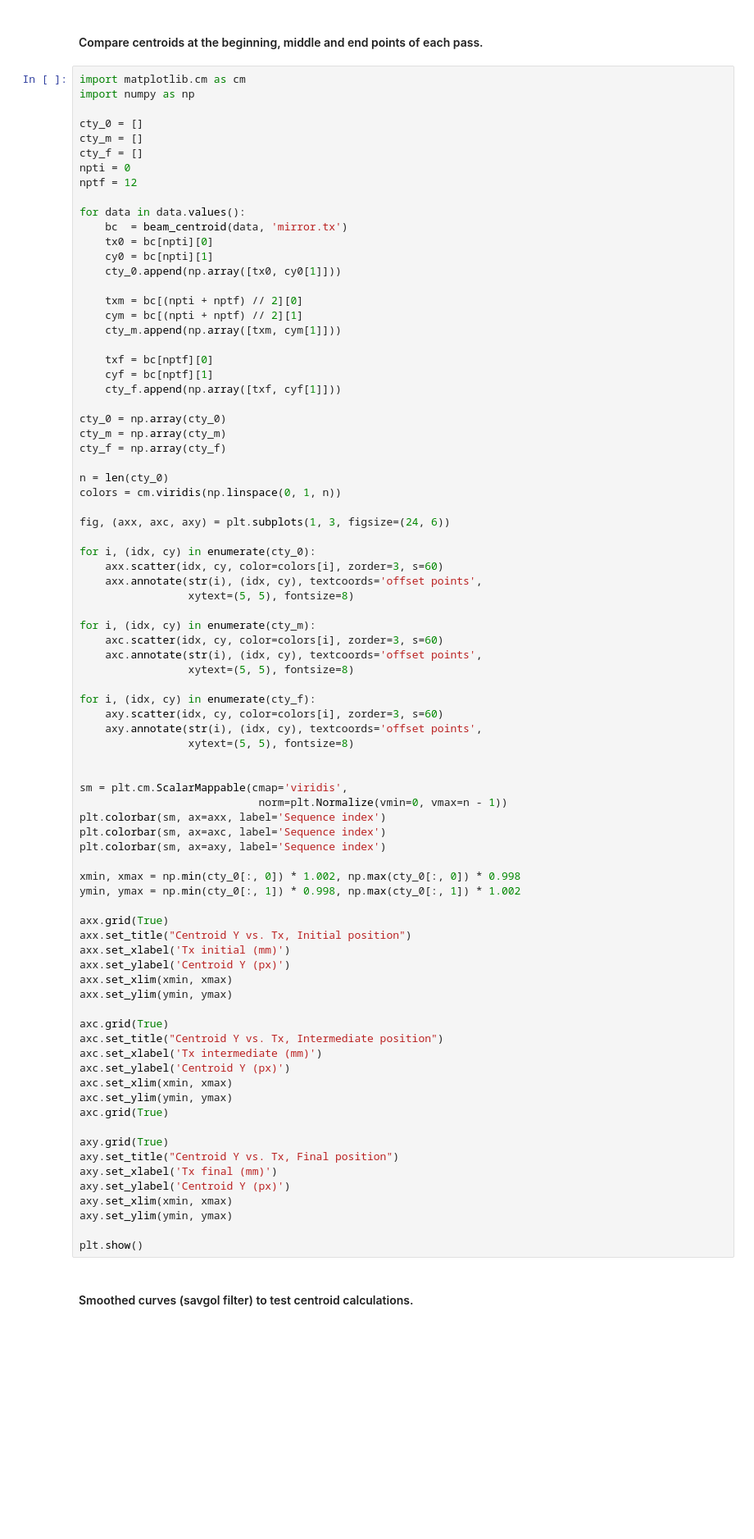
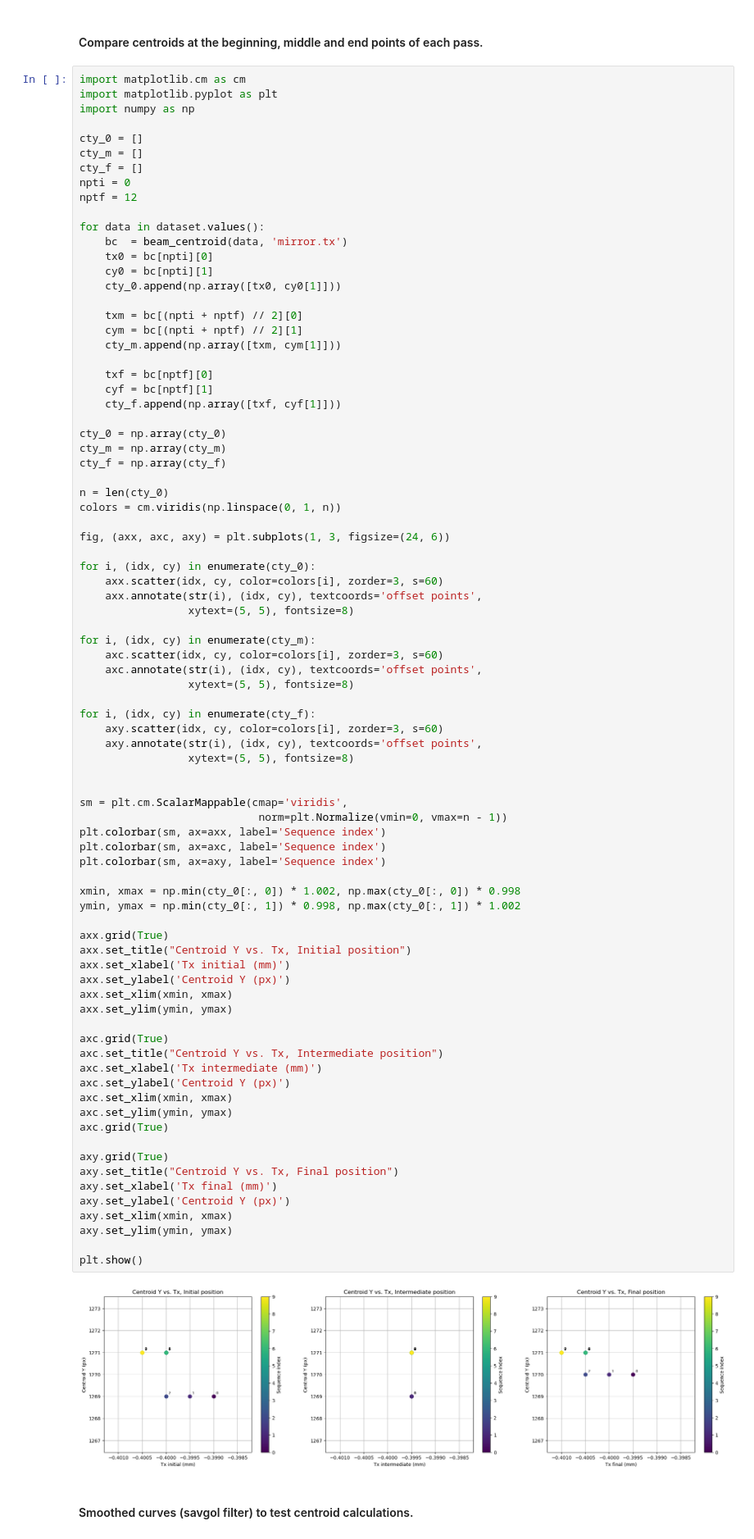
Before and after one commit to lnls-ids/cax-scripts, a Jupyter notebook: scan_read_hdf5.ipynb, the cells around one changed output. Shown at 82% size. Drawn from its saved outputs; the diff is of its cells as text; blank space fills up the shorter version.

```diff
--- a/scan_read_hdf5.ipynb
+++ b/scan_read_hdf5.ipynb
@@ -909,6 +185,7 @@ plt.show()
 #### Compare centroids at the beginning, middle and end points of each pass.
 # %%
 import matplotlib.cm as cm
+import matplotlib.pyplot as plt
 import numpy as np
 
 cty_0 = []
@@ -917,7 +194,7 @@ cty_f = []
 npti = 0
 nptf = 12
 
-for data in data.values():
+for data in dataset.values():
     bc  = beam_centroid(data, 'mirror.tx')
     tx0 = bc[npti][0]
     cy0 = bc[npti][1]
@@ -961,33 +238,35 @@ sm = plt.cm.ScalarMappable(cmap='viridis',
 plt.colorbar(sm, ax=axx, label='Sequence index')
 plt.colorbar(sm, ax=axc, label='Sequence index')
 plt.colorbar(sm, ax=axy, label='Sequence index')
 
 xmin, xmax = np.min(cty_0[:, 0]) * 1.002, np.max(cty_0[:, 0]) * 0.998
 ymin, ymax = np.min(cty_0[:, 1]) * 0.998, np.max(cty_0[:, 1]) * 1.002
 
 axx.grid(True)
 axx.set_title("Centroid Y vs. Tx, Initial position")
 axx.set_xlabel('Tx initial (mm)')
 axx.set_ylabel('Centroid Y (px)')
 axx.set_xlim(xmin, xmax)
 axx.set_ylim(ymin, ymax)
 
 axc.grid(True)
 axc.set_title("Centroid Y vs. Tx, Intermediate position")
 axc.set_xlabel('Tx intermediate (mm)')
 axc.set_ylabel('Centroid Y (px)')
 axc.set_xlim(xmin, xmax)
 axc.set_ylim(ymin, ymax)
 axc.grid(True)
 
 axy.grid(True)
 axy.set_title("Centroid Y vs. Tx, Final position")
 axy.set_xlabel('Tx final (mm)')
 axy.set_ylabel('Centroid Y (px)')
 axy.set_xlim(xmin, xmax)
 axy.set_ylim(ymin, ymax)
 
 plt.show()
+# %% [output]
+[figure, added]
 # %% [markdown]
 #### Smoothed curves (savgol filter) to test centroid calculations.
 # %%
```
Also changed, not shown: parts of 24 cells of this notebook, 3 other files.
